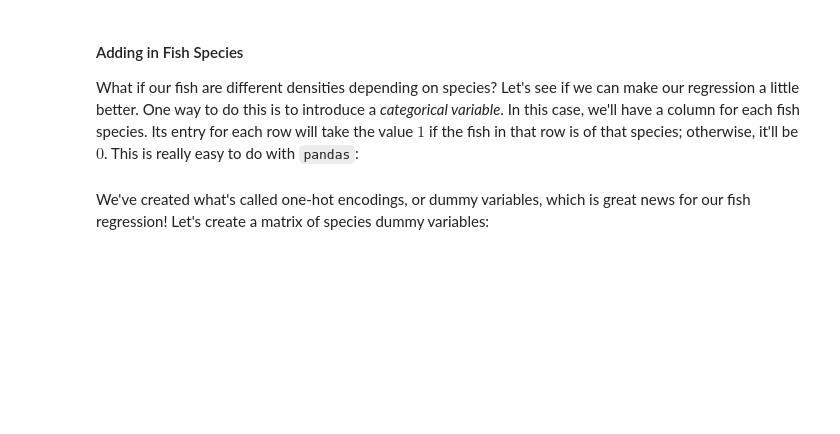
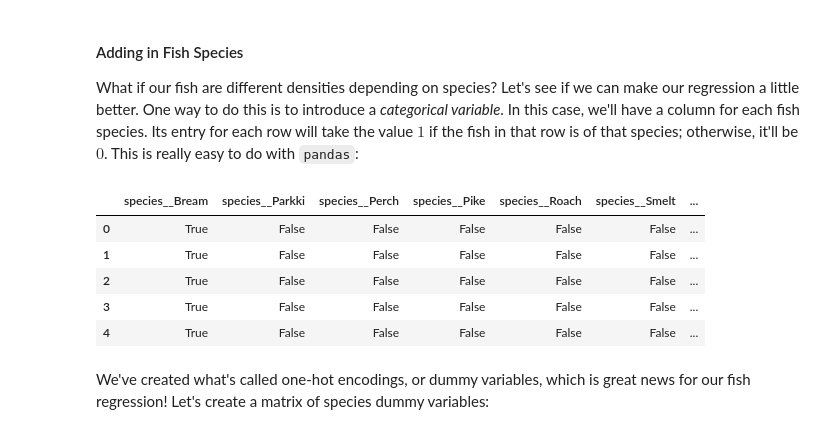
Before and after one commit to 14arjunk/CNET5051, a Jupyter notebook: class_08_datascience1_my_work.ipynb, the cells around one changed output. Drawn from its saved outputs; the diff is of its cells as text; code cells hidden in the pictures; blank space fills up the shorter version.

```diff
--- a/class_08_datascience1_my_work.ipynb
+++ b/class_08_datascience1_my_work.ipynb
@@ -598,6 +598,14 @@ What if our fish are different densities depending on species? Let's see if we c
 # %%
 df_fish["fish_category"] = df_fish["Species"].astype("category")
 fish_dummies = pd.get_dummies(df_fish['fish_category'], prefix='species_')
+fish_dummies.head(5)
+# %% [output]
+|  | species__Bream | species__Parkki | species__Perch | species__Pike | species__Roach | species__Smelt | ... |
+| 0 | True | False | False | False | False | False | ... |
+| 1 | True | False | False | False | False | False | ... |
+| 2 | True | False | False | False | False | False | ... |
+| 3 | True | False | False | False | False | False | ... |
+| 4 | True | False | False | False | False | False | ... |
 # %% [markdown]
 We've created what's called one-hot encodings, or dummy variables, which is great news for our fish regression! Let's create a matrix of species dummy variables:
 # %%
```
Also changed, not shown: parts of 3 cells of this notebook.
